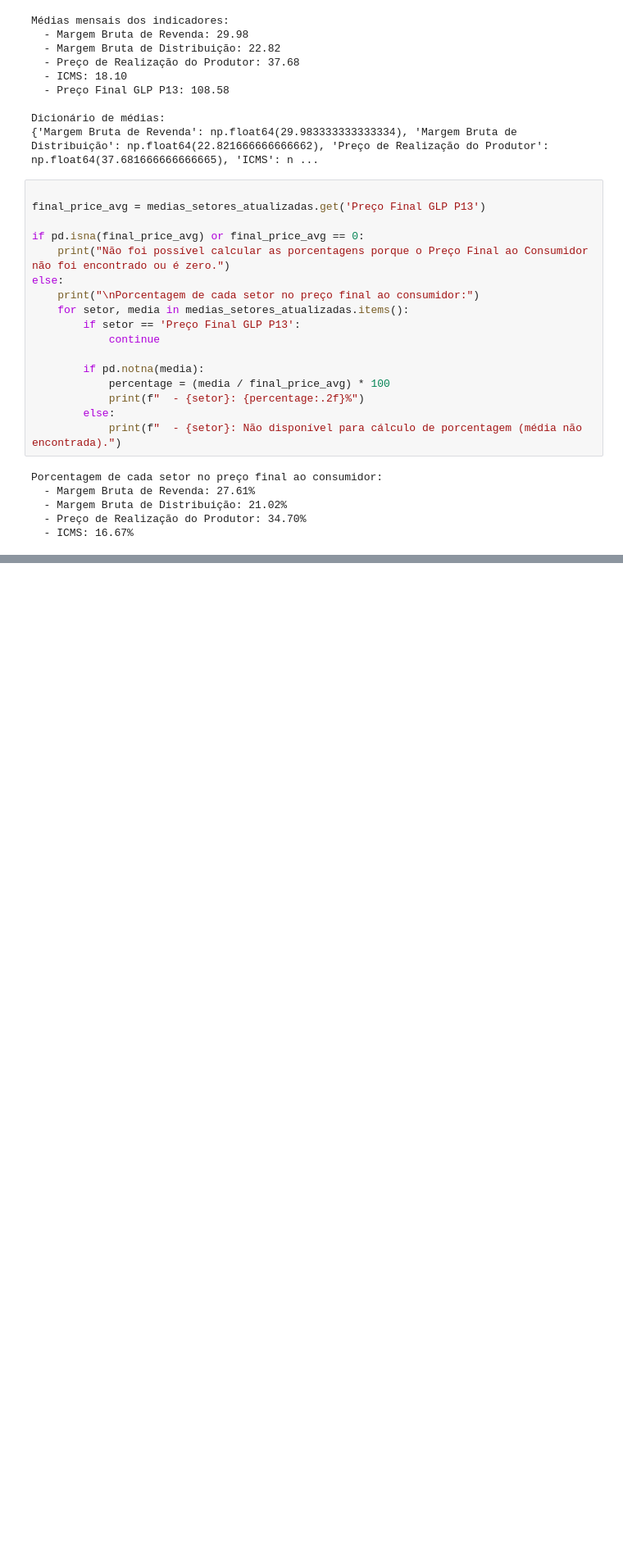
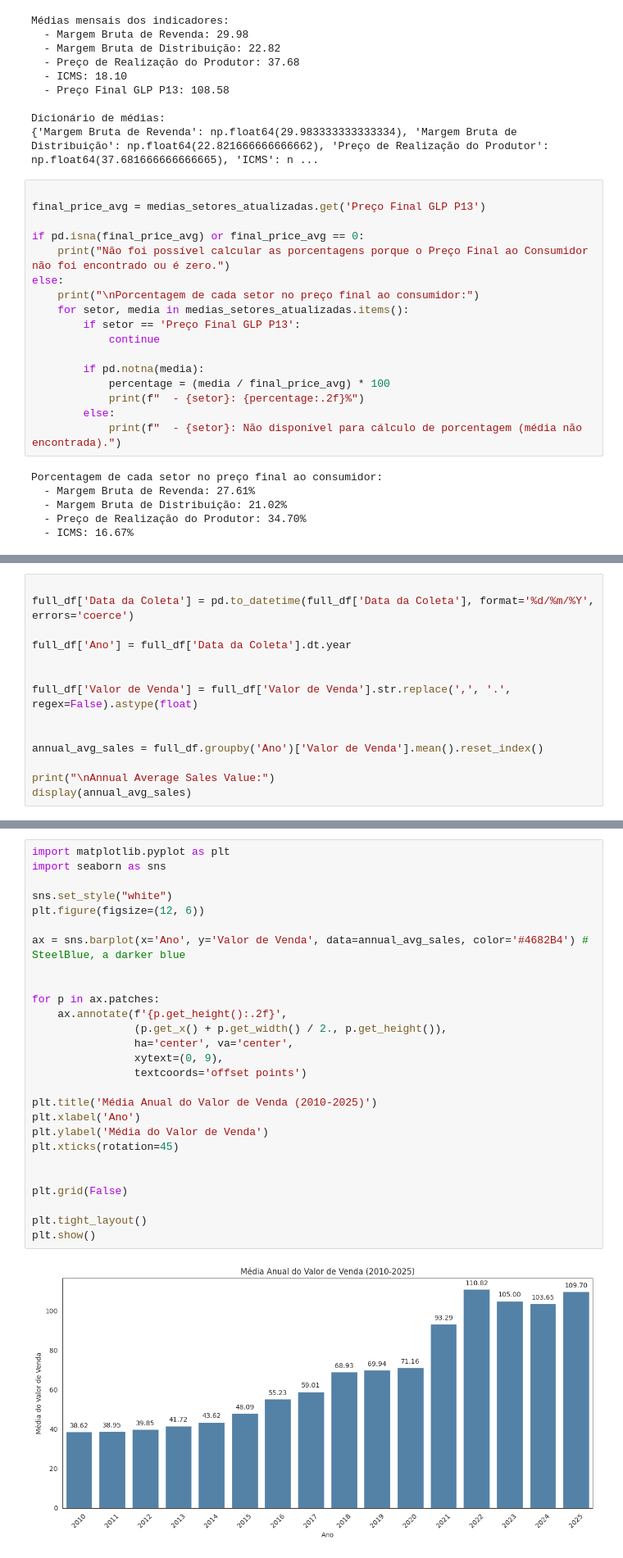
Before and after one commit to annalocvf/Estudo-GLP-TCC-IC-UFOP, a Jupyter notebook: Capitulo1/capitulo1.ipynb, the cells around one changed output, grey strips where cells are left out. Shown at 82% size. Cells and saved outputs as stored; diff of their text form; blank space fills up the shorter version.

```diff
--- a/Capitulo1/capitulo1.ipynb
+++ b/Capitulo1/capitulo1.ipynb
@@ -213,0 +362,14 @@ Porcentagem de cada setor no preço final ao consumidor:
+# %%
+
+full_df['Data da Coleta'] = pd.to_datetime(full_df['Data da Coleta'], format='%d/%m/%Y', errors='coerce')
+
+full_df['Ano'] = full_df['Data da Coleta'].dt.year
+
+
+full_df['Valor de Venda'] = full_df['Valor de Venda'].str.replace(',', '.', regex=False).astype(float)
+
+
+annual_avg_sales = full_df.groupby('Ano')['Valor de Venda'].mean().reset_index()
+
+print("\nAnnual Average Sales Value:")
+display(annual_avg_sales)
@@ -213,0 +395,29 @@ Porcentagem de cada setor no preço final ao consumidor:
+# %%
+import matplotlib.pyplot as plt
+import seaborn as sns
+
+sns.set_style("white")
+plt.figure(figsize=(12, 6))
+
+ax = sns.barplot(x='Ano', y='Valor de Venda', data=annual_avg_sales, color='#4682B4') # SteelBlue, a darker blue
+
+
+for p in ax.patches:
+    ax.annotate(f'{p.get_height():.2f}',
+                (p.get_x() + p.get_width() / 2., p.get_height()),
+                ha='center', va='center',
+                xytext=(0, 9),
+                textcoords='offset points')
+
+plt.title('Média Anual do Valor de Venda (2010-2025)')
+plt.xlabel('Ano')
+plt.ylabel('Média do Valor de Venda')
+plt.xticks(rotation=45)
+
+
+plt.grid(False)
+
+plt.tight_layout()
+plt.show()
+# %% [output]
+[figure, added]
```
Also changed, not shown: parts of 13 cells of this notebook.
